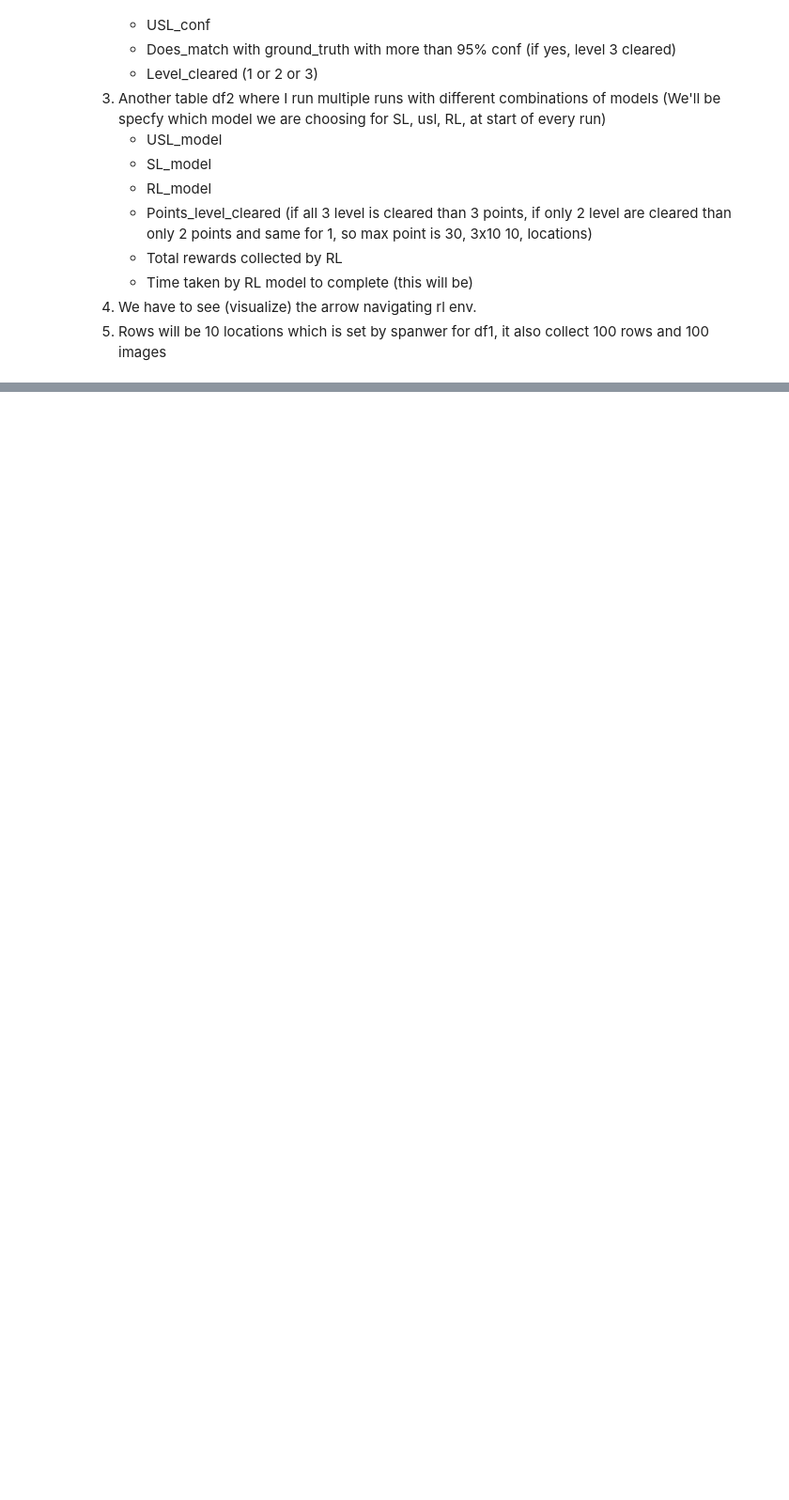
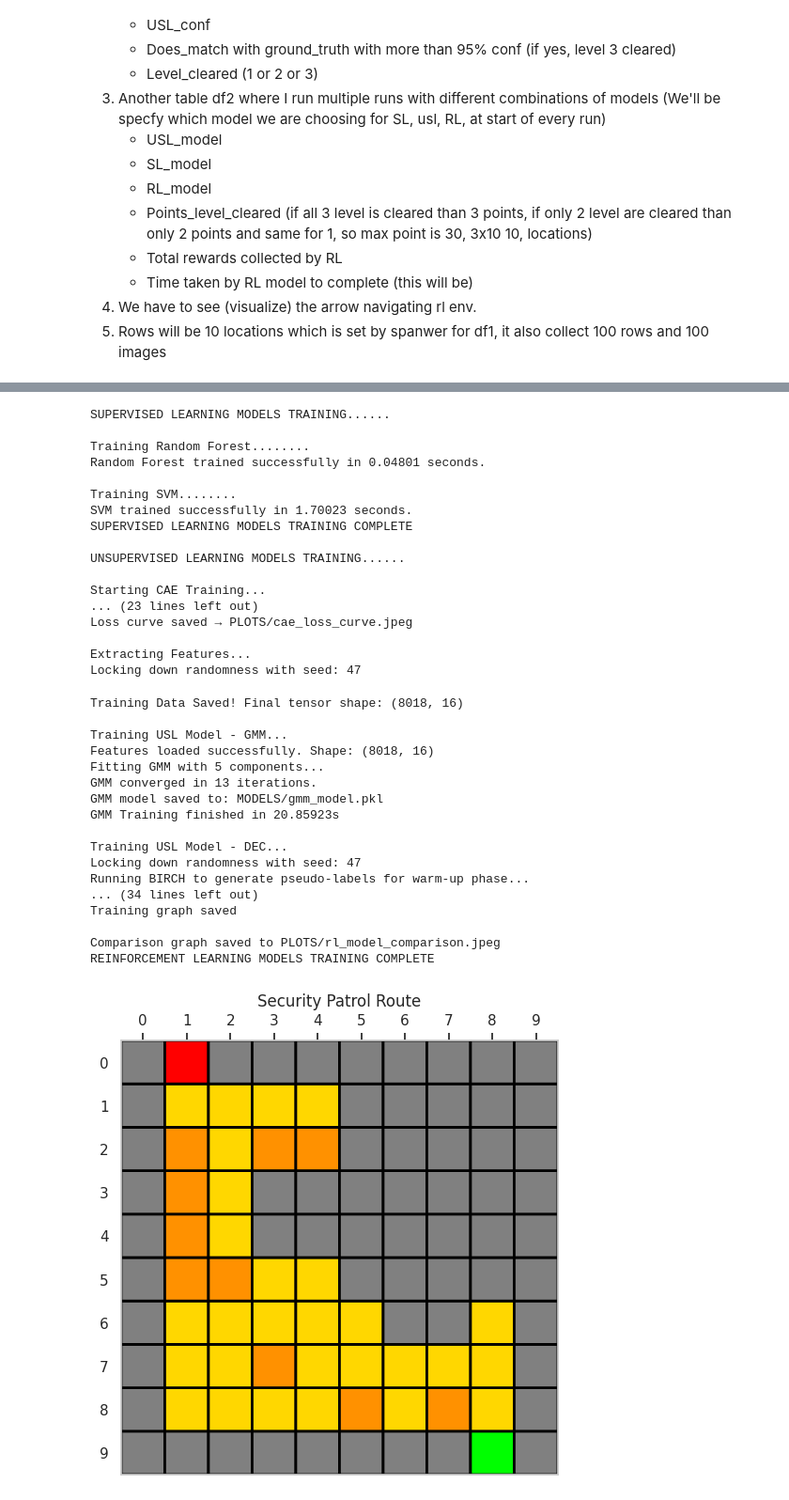
Before and after one commit to peeyushkumarmisra/Sentinel-CPS-Multi-Modal-Anomaly-Detection-for-Autonomous-Systems, a Jupyter notebook: Report.ipynb, the cells around one changed output, grey strips where cells are left out. Shown at 94% size. Drawn from its saved outputs; the diff is of its cells as text; code cells hidden in the pictures; blank space fills up the shorter version.

```diff
--- a/Report.ipynb
+++ b/Report.ipynb
@@ -31,7 +35,7 @@ File: train_all.py
 This script serves as the master execution hub for the entire project, orchestrating
 the training pipelines for Supervised Learning (SL), Unsupervised Learning (USL),
 and Reinforcement Learning (RL) sequentially.
-"""
+
 
 from pathlib import Path
 from mapping import map_csv, map_imgs
@@ -39,34 +43,71 @@ from SL_training.train_sl_models import SLTraining
 from USL_training.train_usl_models import USLTraining
 from RL_training.train_rl_models import RLTraining
 
 
 if __name__ == "__main__":
 
     # CREATING FOLDERS
     IMG_PATH = "DATA/DATASET"
     CSV_PATH = "DATA/SENSOR_STATS.csv"
     PLOT_PATH = "PLOTS/"
     MODEL_PATH = "MODELS/"
     SEED = 47
     if not Path(CSV_PATH).exists(): map_csv()
     if not Path(IMG_PATH).exists(): map_imgs()
     Path(PLOT_PATH).mkdir(parents=True, exist_ok=True) # For All Plots
     Path(MODEL_PATH).mkdir(parents=True, exist_ok=True) # For All Models
 
     # SUPERVISED LEARNING PIPELINE
     print("SUPERVISED LEARNING MODELS TRAINING......")
     sl_trainer = SLTraining(seed=SEED, data_path=CSV_PATH, plot_dir = PLOT_PATH, model_dir = MODEL_PATH)
     sl_trainer.train_sl_models()
     print("SUPERVISED LEARNING MODELS TRAINING COMPLETE\n")
 
     # UNSUPERVISED LEARNING PIPELINE
     print("UNSUPERVISED LEARNING MODELS TRAINING......")
-    #usl_trainer = USLTraining(seed=SEED, data_dir=IMG_PATH, plot_dir = PLOT_PATH, model_dir = MODEL_PATH)
-    #usl_trainer.train_usl_models()
+    usl_trainer = USLTraining(seed=SEED, data_dir=IMG_PATH, plot_dir = PLOT_PATH, model_dir = MODEL_PATH)
+    usl_trainer.train_usl_models()
     print("UNSUPERVISED LEARNING MODELS TRAINING COMPLETE\n")
 
     # REINFORCEMENT LEARNING PIPELINE
     print("REINFORCEMENT LEARNING MODELS TRAINING......")
-    #rl_trainer = RLTraining(episodes=5000, seed=SEED, plot_dir = PLOT_PATH, model_dir = MODEL_PATH)
-    #rl_trainer.train_rl_models()
+    rl_trainer = RLTraining(episodes=5000, seed=SEED, plot_dir = PLOT_PATH, model_dir = MODEL_PATH)
+    rl_trainer.train_rl_models()
     print("REINFORCEMENT LEARNING MODELS TRAINING COMPLETE")
+"""
+# %% [output]
+SUPERVISED LEARNING MODELS TRAINING......
+
+Training Random Forest........
+Random Forest trained successfully in 0.04801 seconds.
+
+Training SVM........
+SVM trained successfully in 1.70023 seconds.
+SUPERVISED LEARNING MODELS TRAINING COMPLETE
+
+UNSUPERVISED LEARNING MODELS TRAINING......
+
+Starting CAE Training...
+... (23 lines left out)
+Loss curve saved → PLOTS/cae_loss_curve.jpeg
+
+Extracting Features...
+Locking down randomness with seed: 47
+Training Data Saved! Final tensor shape: (8018, 16)
+
+Training USL Model - GMM...
+Features loaded successfully. Shape: (8018, 16)
+Fitting GMM with 5 components...
+GMM converged in 13 iterations.
+GMM model saved to: MODELS/gmm_model.pkl
+GMM Training finished in 20.85923s
+
+Training USL Model - DEC...
+Locking down randomness with seed: 47
+Running BIRCH to generate pseudo-labels for warm-up phase...
+... (34 lines left out)
+Training graph saved
+
+Comparison graph saved to PLOTS/rl_model_comparison.jpeg
+REINFORCEMENT LEARNING MODELS TRAINING COMPLETE
+[figure, added]
```
Also changed, not shown: parts of 10 cells of this notebook, 16 other files.
